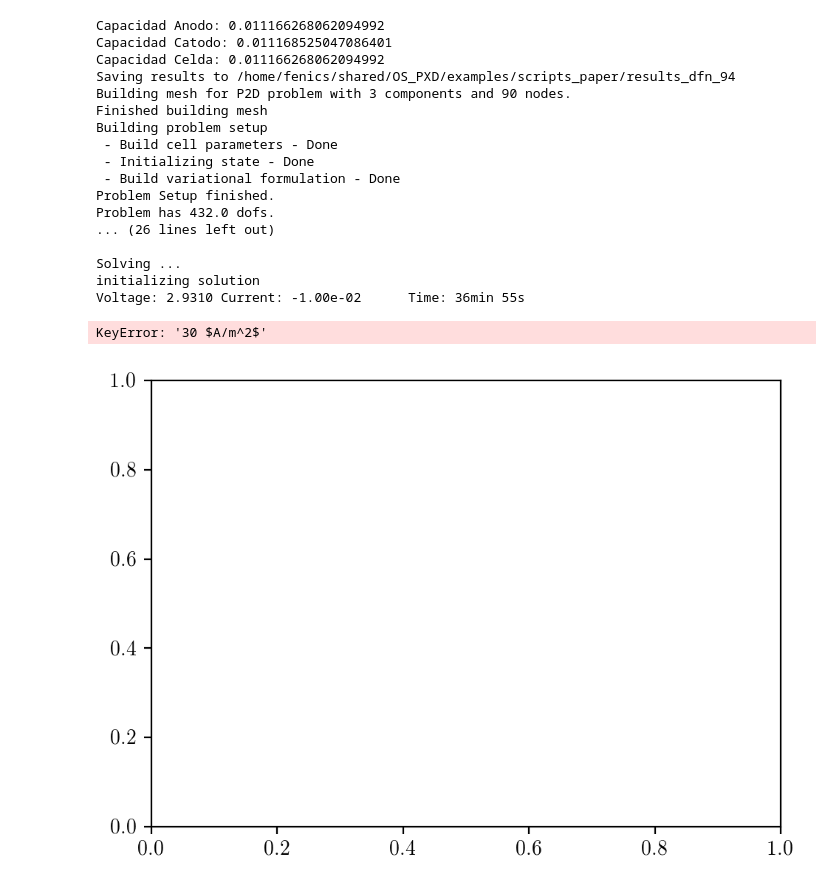
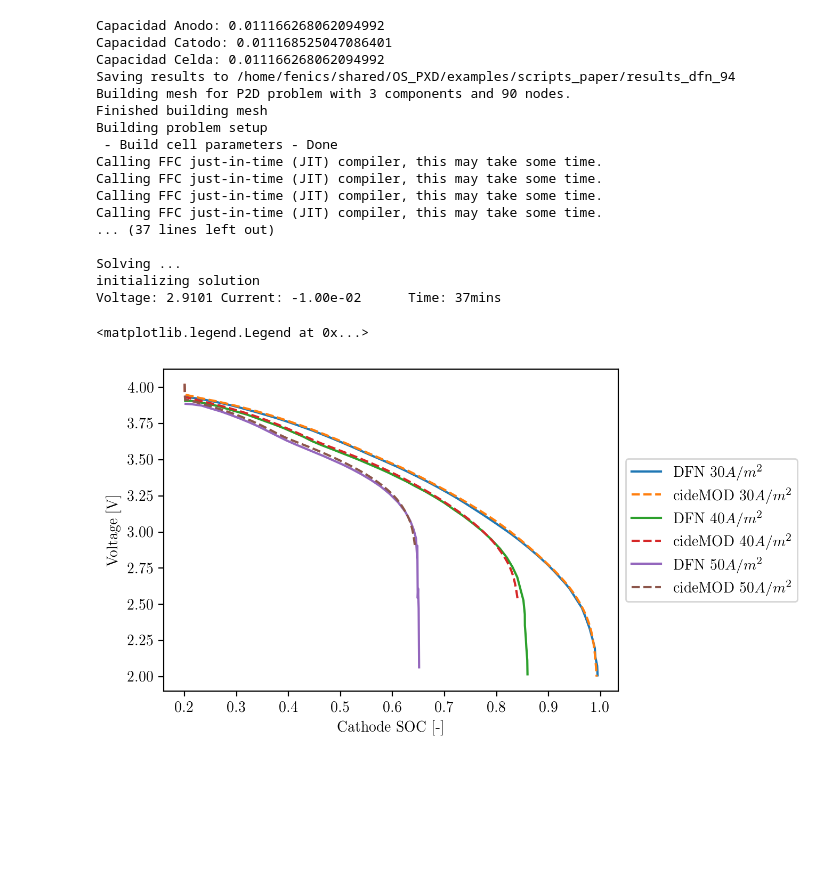
Before and after one commit to cidetec-energy-storage/cideMOD, a Jupyter notebook: examples/scripts_paper/DFN.ipynb, the cells around one changed output. Cells and saved outputs as stored; diff of their text form; code cells hidden in the pictures; blank space fills up the shorter version.

```diff
--- a/examples/scripts_paper/DFN.ipynb
+++ b/examples/scripts_paper/DFN.ipynb
@@ -31,6 +31,11 @@ for I in [30,40,50]:
     problem = Problem(cell, model_options, save_path=save_path)
     problem.set_cell_state(1, 273 + 25, 273 + 25)
     problem.setup()
+    problem.global_storage_order['cathode_SOC']= {
+                'fnc': problem.get_soc_c,
+                'header': 'Cathode SOC [-]'
+            }
+    problem.WH.global_variables(problem.global_storage_order)
     I_app = -cell.area*I
     t_f = 3600*2
     v_min = Trigger(2, "v")
@@ -48,28 +53,30 @@ Building mesh for P2D problem with 3 components and 90 nodes.
 Finished building mesh
 Building problem setup
  - Build cell parameters - Done
- - Initializing state - Done
- - Build variational formulation - Done
-Problem Setup finished.
-Problem has 432.0 dofs.
-... (26 lines left out)
+Calling FFC just-in-time (JIT) compiler, this may take some time.
+Calling FFC just-in-time (JIT) compiler, this may take some time.
+Calling FFC just-in-time (JIT) compiler, this may take some time.
+Calling FFC just-in-time (JIT) compiler, this may take some time.
+... (37 lines left out)
 
 Solving ...
 initializing solution
-Voltage: 2.9310 Current: -1.00e-02      Time: 36min 55s
+Voltage: 2.9101 Current: -1.00e-02      Time: 37mins
 # %%
 import matplotlib.pyplot as plt
 plt.rc('text', usetex=True)
 plt.rc('font', family='serif')
 
 fig, ax1 = plt.subplots(1, 1, figsize=(5.5, 4), dpi=200)
 for I in [30,40,50]:
     tag = f'{I}A/m^2'
-    ax1.plot(reference[tag][:,0], reference[tag][:,1], "-", label='DFN {}{}'.format(tag,r"A/m^2"))
-    ax1.plot(results[tag]['cathode_SOC'], results[tag]['voltage'], "--", label='cideMOD {}{}'.format(I,r"A/m^2"))
+    ax1.plot(reference[tag][:,0], reference[tag][:,1], "-", label='DFN ${} A/m^2$'.format(I))
+for I in [30,40,50]:
+    tag = f'{I}A/m^2'
+    ax1.plot(results[tag]['cathode_SOC'], results[tag]['voltage'], "--", label='cideMOD ${} A/m^2$'.format(I))
 ax1.set_xlabel("Cathode SOC [-]")
 ax1.set_ylabel("Voltage [V]")
 ax1.legend(loc='center left', bbox_to_anchor=(1, 0.5))
 # %% [output]
-KeyError: '30 $A/m^2$'
+<matplotlib.legend.Legend at 0x...>
-[figure, old version]
+[figure, new version]
```
Also changed, not shown: 3 other files.
